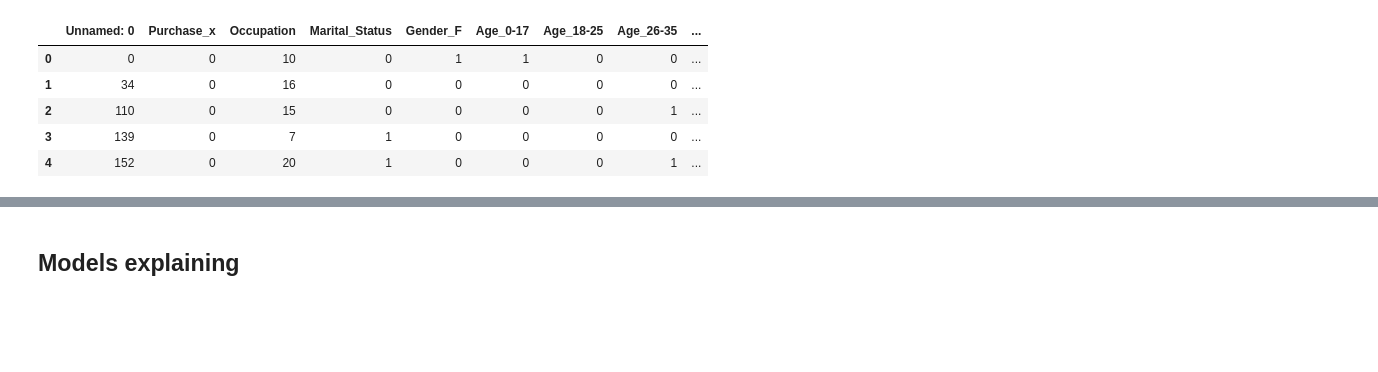
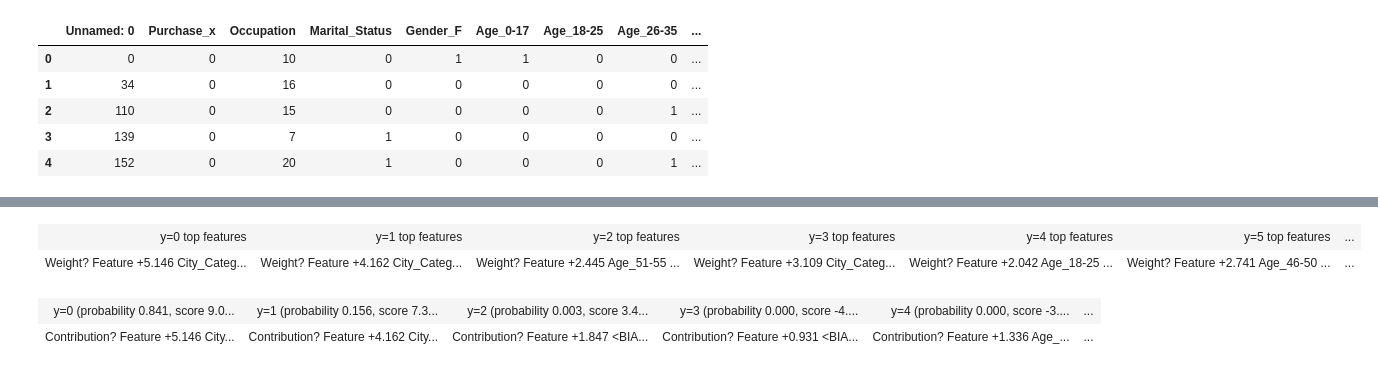
Before and after one commit to baaraban/responsible_DS_project, a Jupyter notebook: modelling/explained_fitted_models/multinomial_eli5.ipynb, the cells around one changed output, grey strips where cells are left out. Saved outputs shown, nothing was run; the diff lists cells and outputs as text; code cells hidden in the pictures; blank space fills up the shorter version.

```diff
--- a/modelling/explained_fitted_models/multinomial_eli5.ipynb
+++ b/modelling/explained_fitted_models/multinomial_eli5.ipynb
@@ -29,7 +28,7 @@ black_df.head()
 | 3 | 139 | 0 | 7 | 1 | 0 | 0 | 0 | 0 | ... |
 | 4 | 152 | 0 | 20 | 1 | 0 | 0 | 0 | 1 | ... |
 # %%
-X = df.drop(["Unnamed: 0","Purchase_x"], axis=1)
-Y = df["Purchase_x"]
+X = black_df.drop(["Unnamed: 0","Purchase_x"], axis=1)
+Y = black_df["Purchase_x"]
 # %%
 X_train, X_test, y_train, y_test = train_test_split(X, Y, test_size=.3, random_state=42)
@@ -114,2 +46,0 @@ Fitting XGboost
-# %% [markdown]
-## Models explaining
@@ -117,0 +49,10 @@ def explain_with_
+# %%
+eli5.show_weights(lr, feature_names=feature_names)
+# %% [output]
+| y=0 top features | y=1 top features | y=2 top features | y=3 top features | y=4 top features | y=5 top features | ... |
+| Weight? Feature +5.146 City_Categ... | Weight? Feature +4.162 City_Categ... | Weight? Feature +2.445 Age_51-55 ... | Weight? Feature +3.109 City_Categ... | Weight? Feature +2.042 Age_18-25 ... | Weight? Feature +2.741 Age_46-50 ... | ... |
+# %%
+eli5.show_prediction(lr, X_test.iloc[0])
+# %% [output]
+| y=0 (probability 0.841, score 9.0... | y=1 (probability 0.156, score 7.3... | y=2 (probability 0.003, score 3.4... | y=3 (probability 0.000, score -4.... | y=4 (probability 0.000, score -3.... | ... |
+| Contribution? Feature +5.146 City... | Contribution? Feature +4.162 City... | Contribution? Feature +1.847 <BIA... | Contribution? Feature +0.931 <BIA... | Contribution? Feature +1.336 Age_... | ... |
```
Also changed, not shown: parts of 19 cells of this notebook, 2 other files.
